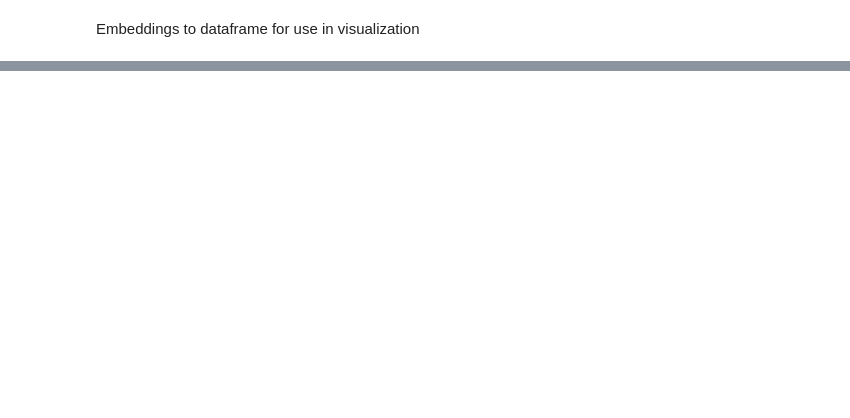
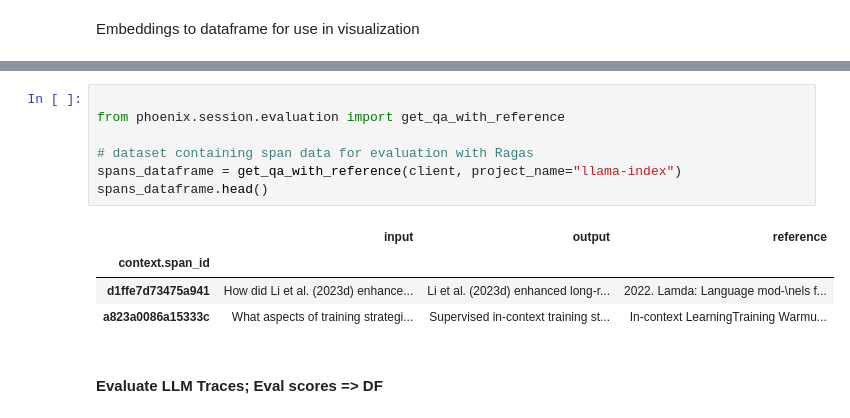
Before and after one commit to peterbull/regen-ai, a Jupyter notebook: nbs/240413_ragas_eval_from_csv.ipynb, the cells around one changed output, grey strips where cells are left out. Cells and saved outputs as stored; diff of their text form; blank space fills up the shorter version.

```diff
--- a/nbs/240413_ragas_eval_from_csv.ipynb
+++ b/nbs/240413_ragas_eval_from_csv.ipynb
@@ -123,0 +208,14 @@ ragas_evals_df.head()
+# %%
+
+from phoenix.session.evaluation import get_qa_with_reference
+
+# dataset containing span data for evaluation with Ragas
+spans_dataframe = get_qa_with_reference(client, project_name="llama-index")
+spans_dataframe.head()
+# %% [output]
+|  | input | output | reference |
+| context.span_id |  |  |  |
+| d1ffe7d73475a941 | How did Li et al. (2023d) enhance... | Li et al. (2023d) enhanced long-r... | 2022. Lamda: Language mod-\nels f... |
+| a823a0086a15333c | What aspects of training strategi... | Supervised in-context training st... | In-context LearningTraining Warmu... |
+# %% [markdown]
+#### Evaluate LLM Traces; Eval scores => DF
```
Also changed, not shown: parts of 19 cells of this notebook, 6 other files.
